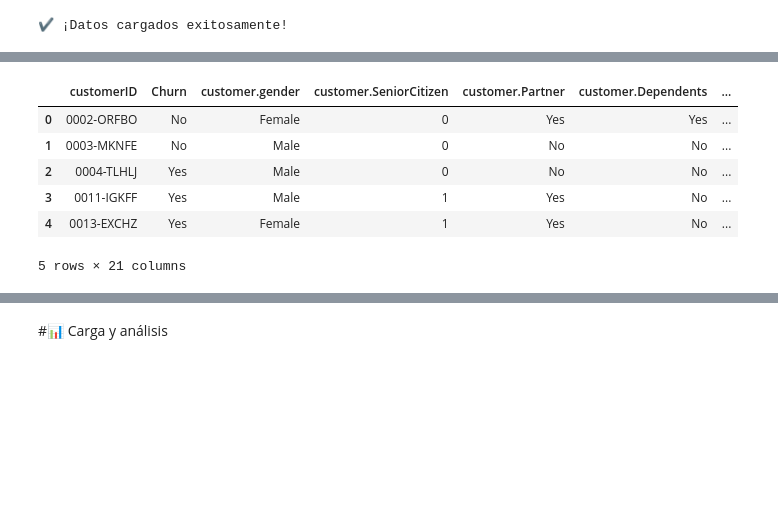
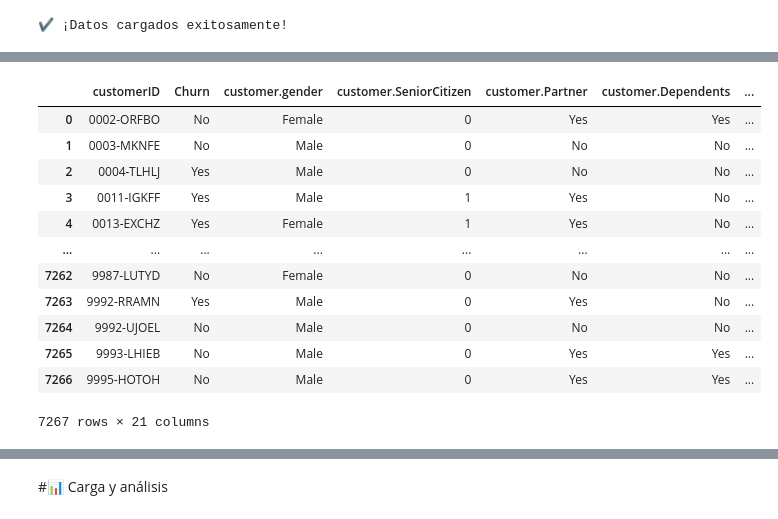
Before and after one commit to PaiGV/Challenge-Alura-Challenge-Telecom-X, a Jupyter notebook: TelecomX_LATAM.ipynb, the cells around one changed output, grey strips where cells are left out. Drawn from its saved outputs; the diff is of its cells as text; code cells hidden in the pictures; blank space fills up the shorter version.

```diff
--- a/TelecomX_LATAM.ipynb
+++ b/TelecomX_LATAM.ipynb
@@ -25,5 +25,22 @@ df.head()
 | 2 | 0004-TLHLJ | Yes | {'gender': 'Male', 'SeniorCitizen... | {'PhoneService': 'Yes', 'Multiple... | {'InternetService': 'Fiber optic'... | {'Contract': 'Month-to-month', 'P... |
 | 3 | 0011-IGKFF | Yes | {'gender': 'Male', 'SeniorCitizen... | {'PhoneService': 'Yes', 'Multiple... | {'InternetService': 'Fiber optic'... | {'Contract': 'Month-to-month', 'P... |
 | 4 | 0013-EXCHZ | Yes | {'gender': 'Female', 'SeniorCitiz... | {'PhoneService': 'Yes', 'Multiple... | {'InternetService': 'Fiber optic'... | {'Contract': 'Month-to-month', 'P... |
+# %%
+df = pd.json_normalize(datos_json)
+df
+# %% [output]
+|  | customerID | Churn | customer.gender | customer.SeniorCitizen | customer.Partner | customer.Dependents | ... |
+| 0 | 0002-ORFBO | No | Female | 0 | Yes | Yes | ... |
+| 1 | 0003-MKNFE | No | Male | 0 | No | No | ... |
+| 2 | 0004-TLHLJ | Yes | Male | 0 | No | No | ... |
+| 3 | 0011-IGKFF | Yes | Male | 1 | Yes | No | ... |
+| 4 | 0013-EXCHZ | Yes | Female | 1 | Yes | No | ... |
+| ... | ... | ... | ... | ... | ... | ... | ... |
+| 7262 | 9987-LUTYD | No | Female | 0 | No | No | ... |
+| 7263 | 9992-RRAMN | Yes | Male | 0 | Yes | No | ... |
+| 7264 | 9992-UJOEL | No | Male | 0 | No | No | ... |
+| 7265 | 9993-LHIEB | No | Male | 0 | Yes | Yes | ... |
+| 7266 | 9995-HOTOH | No | Male | 0 | Yes | Yes | ... |
+7267 rows × 21 columns
 # %%
 datos_json = requests.get(url).json()
@@ -32,10 +46,0 @@ df = pd.json_normalize(datos_json)
-# %%
-df.head()
-# %% [output]
-|  | customerID | Churn | customer.gender | customer.SeniorCitizen | customer.Partner | customer.Dependents | ... |
-| 0 | 0002-ORFBO | No | Female | 0 | Yes | Yes | ... |
-| 1 | 0003-MKNFE | No | Male | 0 | No | No | ... |
-| 2 | 0004-TLHLJ | Yes | Male | 0 | No | No | ... |
-| 3 | 0011-IGKFF | Yes | Male | 1 | Yes | No | ... |
-| 4 | 0013-EXCHZ | Yes | Female | 1 | Yes | No | ... |
-5 rows × 21 columns
```
Also changed, not shown: parts of 2 cells of this notebook.
